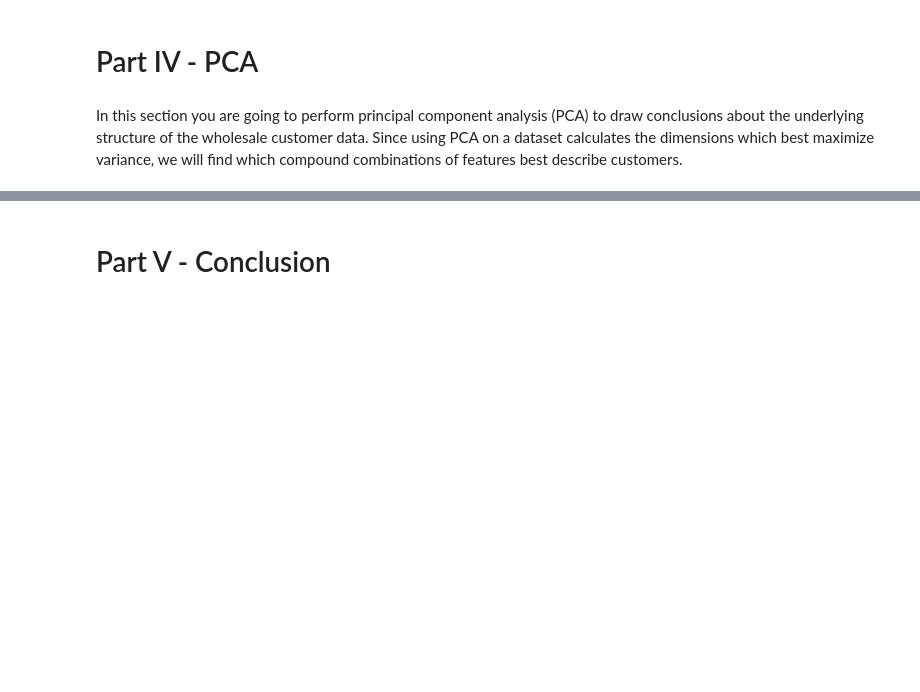
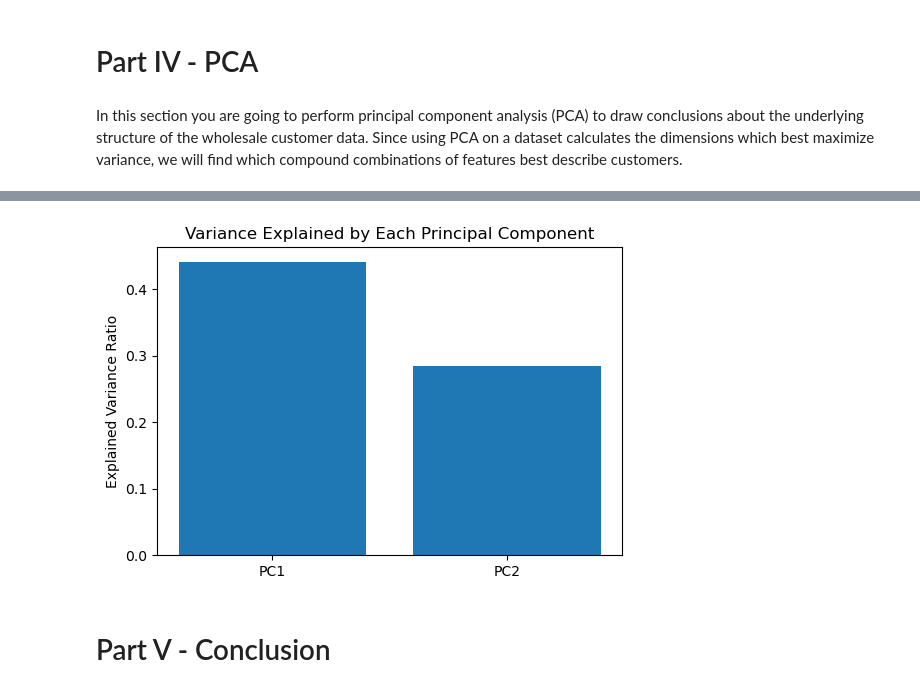
Before and after one commit to Ikenna1414/ml-project-unsupervised-learning, a Jupyter notebook: Unsupervised Learning - Project.ipynb, the cells around one changed output, grey strips where cells are left out. Drawn from its saved outputs; the diff is of its cells as text; code cells hidden in the pictures; blank space fills up the shorter version.

```diff
--- a/Unsupervised Learning - Project.ipynb
+++ b/Unsupervised Learning - Project.ipynb
@@ -134,3 +237,11 @@ In this section you are going to perform principal component analysis (PCA) to d
+# %%
+plt.figure(figsize=(6, 4))
+plt.bar(range(1, 3), explained_variance, tick_label=["PC1", "PC2"])
+plt.ylabel('Explained Variance Ratio')
+plt.title('Variance Explained by Each Principal Component')
+plt.show()
+# %% [output]
+[figure, added]
 # %% [markdown]
 # Part V - Conclusion
 # %% [markdown]
```
Also changed, not shown: parts of 11 cells of this notebook.
